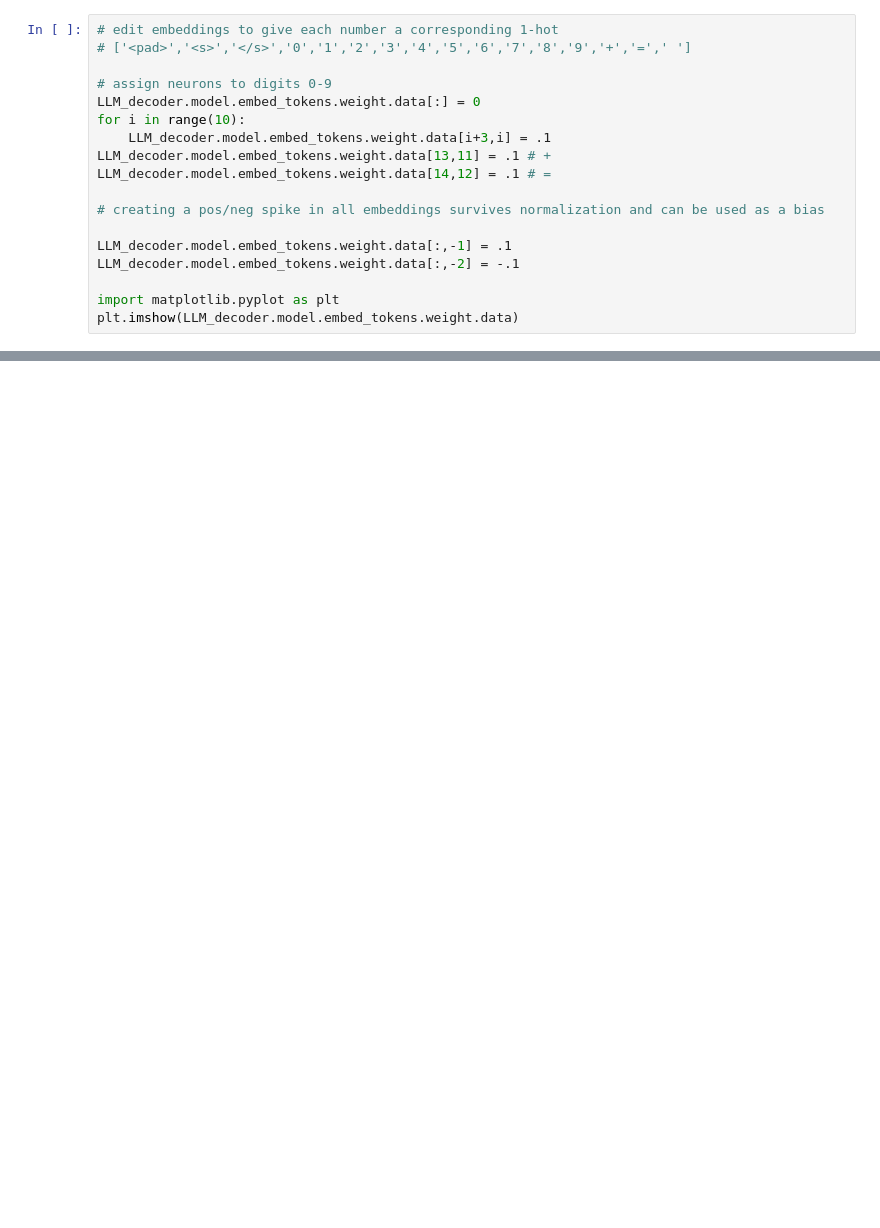
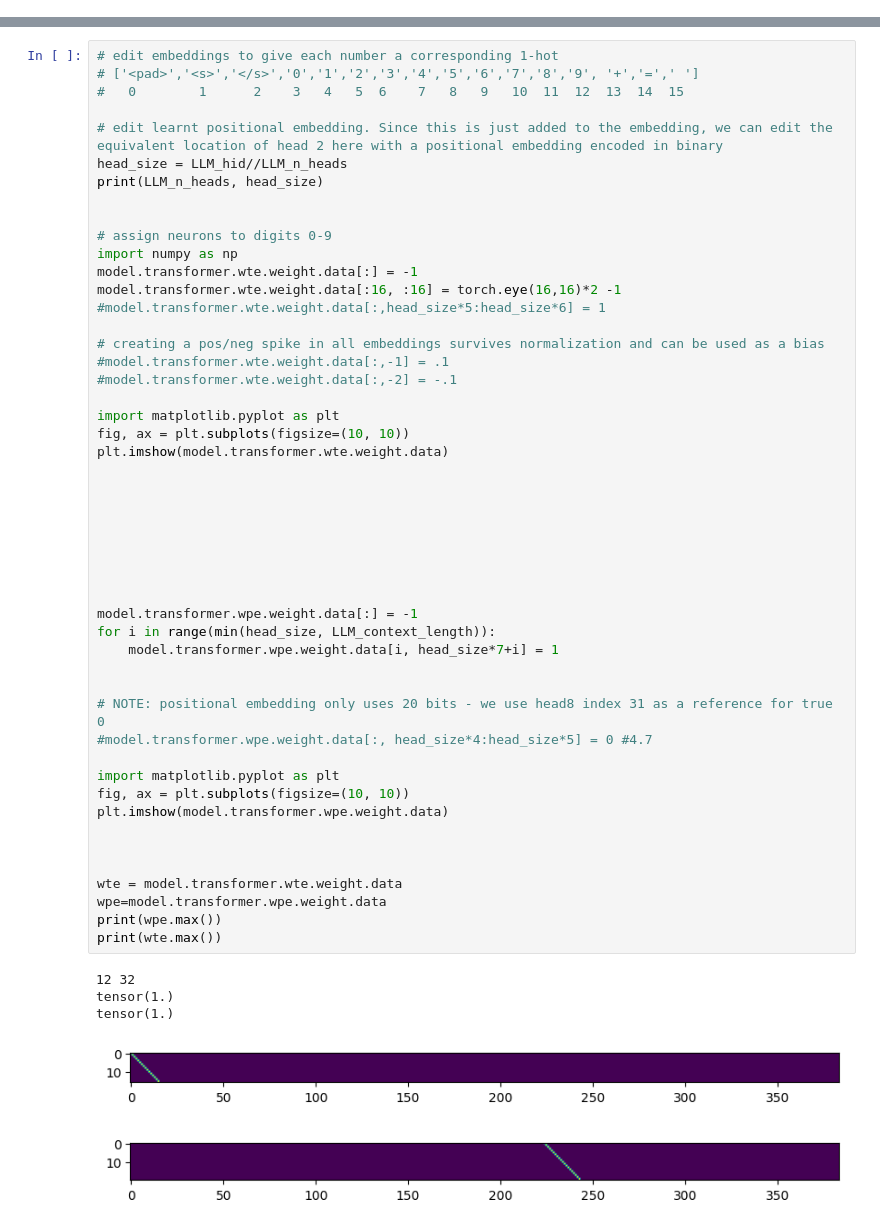
Before and after one commit to GaPaLa/Math-GPT, a Jupyter notebook: vanilla_transformer_manualadd.ipynb, the cells around one changed output, grey strips where cells are left out. Cells and saved outputs as stored; diff of their text form; blank space fills up the shorter version.

```diff
--- a/vanilla_transformer_manualadd.ipynb
+++ b/vanilla_transformer_manualadd.ipynb
@@ -158,21 +531,3 @@ def batch(batch_size, ctx):
     labels[labels==tokenizer.pad_token] = -100
 
     return batch_input_ids, labels
-# %%
-# edit embeddings to give each number a corresponding 1-hot
-# ['<pad>','<s>','</s>','0','1','2','3','4','5','6','7','8','9','+','=',' ']
-
-# assign neurons to digits 0-9
-LLM_decoder.model.embed_tokens.weight.data[:] = 0
-for i in range(10):
-    LLM_decoder.model.embed_tokens.weight.data[i+3,i] = .1
-LLM_decoder.model.embed_tokens.weight.data[13,11] = .1 # +
-LLM_decoder.model.embed_tokens.weight.data[14,12] = .1 # =
-
-# creating a pos/neg spike in all embeddings survives normalization and can be used as a bias
-
-LLM_decoder.model.embed_tokens.weight.data[:,-1] = .1
-LLM_decoder.model.embed_tokens.weight.data[:,-2] = -.1
-
-import matplotlib.pyplot as plt
-plt.imshow(LLM_decoder.model.embed_tokens.weight.data)
@@ -269,0 +534,55 @@ LLM_decoder.model.layers[0].mlp.down_proj.weight.data[head_size:2*head_size, hea
+# %%
+# edit embeddings to give each number a corresponding 1-hot
+# ['<pad>','<s>','</s>','0','1','2','3','4','5','6','7','8','9', '+','=',' ']
+#   0        1      2    3   4   5  6    7   8   9   10  11  12  13  14  15
+
+# edit learnt positional embedding. Since this is just added to the embedding, we can edit the equivalent location of head 2 here with a positional embedding encoded in binary
+head_size = LLM_hid//LLM_n_heads
+print(LLM_n_heads, head_size)
+
+
+# assign neurons to digits 0-9
+import numpy as np
+model.transformer.wte.weight.data[:] = -1
+model.transformer.wte.weight.data[:16, :16] = torch.eye(16,16)*2 -1
+#model.transformer.wte.weight.data[:,head_size*5:head_size*6] = 1
+
+# creating a pos/neg spike in all embeddings survives normalization and can be used as a bias
+#model.transformer.wte.weight.data[:,-1] = .1
+#model.transformer.wte.weight.data[:,-2] = -.1
+
+import matplotlib.pyplot as plt
+fig, ax = plt.subplots(figsize=(10, 10))
+plt.imshow(model.transformer.wte.weight.data)
+
+
+
+
+
+
+
+
+model.transformer.wpe.weight.data[:] = -1
+for i in range(min(head_size, LLM_context_length)):
+    model.transformer.wpe.weight.data[i, head_size*7+i] = 1
+
+
+# NOTE: positional embedding only uses 20 bits - we use head8 index 31 as a reference for true 0
+#model.transformer.wpe.weight.data[:, head_size*4:head_size*5] = 0 #4.7
+
+import matplotlib.pyplot as plt
+fig, ax = plt.subplots(figsize=(10, 10))
+plt.imshow(model.transformer.wpe.weight.data)
+
+
+
+wte = model.transformer.wte.weight.data
+wpe=model.transformer.wpe.weight.data
+print(wpe.max())
+print(wte.max())
+# %% [output]
+12 32
+tensor(1.)
+tensor(1.)
+[figure, added]
+[figure, added]
```
Also changed, not shown: parts of 17 cells of this notebook, 6 other files.
